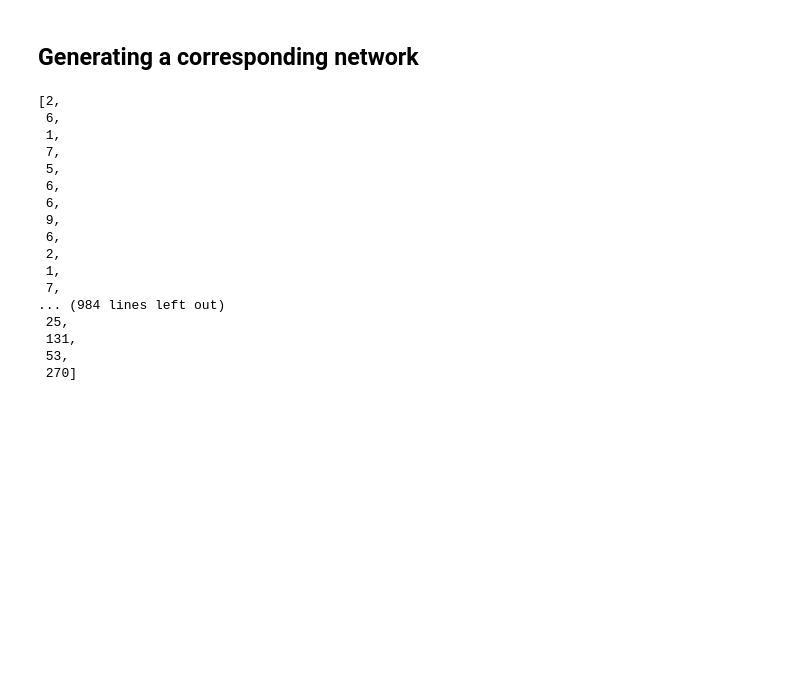
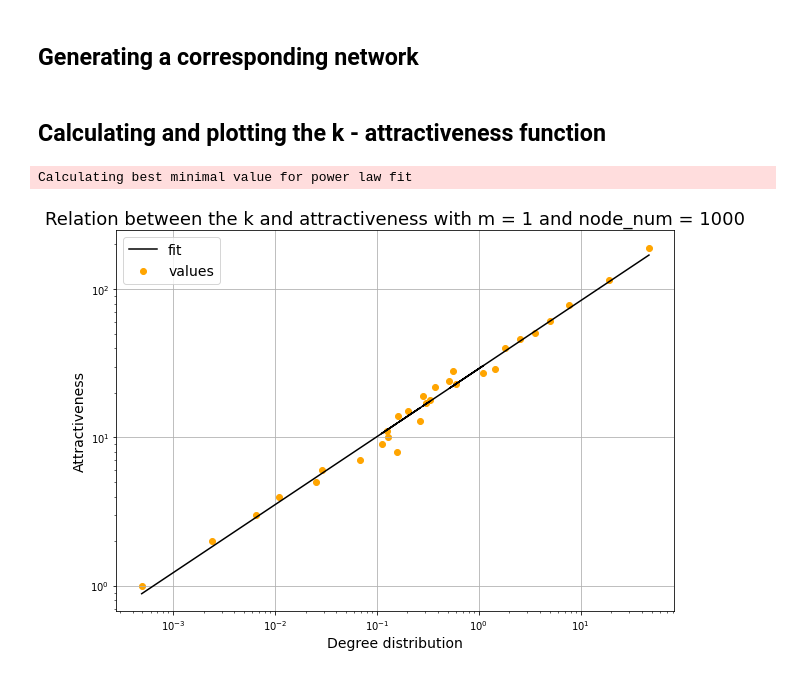
Before and after one commit to domonkoshaffner/network_visualisation, a Jupyter notebook: popularity_vs_similarity.ipynb, the cells around one changed output. Drawn from its saved outputs; the diff is of its cells as text; code cells hidden in the pictures; blank space fills up the shorter version.

Commit message:
Add new version - Relation between the k and attractiveness

```diff
--- a/popularity_vs_similarity.ipynb
+++ b/popularity_vs_similarity.ipynb
@@ -132,24 +158,4 @@ plt.show()
 # Getting the nodes and edges from the generated data set
 
 nodes = [generated_coordinates[i][1] for i in range(0,len(generated_coordinates))]
-edges = [generated_coordinates[i][2] for i in range(5,len(generated_coordinates))]
+edges = [generated_coordinates[i][2] for i in range(1,len(generated_coordinates))]
-# %%
-edges
-# %% [output]
-[2,
- 6,
- 1,
- 7,
- 5,
- 6,
- 6,
- 9,
- 6,
- 2,
- 1,
- 7,
-... (984 lines left out)
- 25,
- 131,
- 53,
- 270]
@@ -155,0 +190,21 @@ edges
+# %% [markdown]
+## Calculating and plotting the k - attractiveness function
+# %%
+# Degree distribution, connections, power law fit and a constant
+
+k = np.array(nx.degree(circle_graph)).T[1]
+m = 1
+
+fit = powerlaw.Fit(k)
+gamma = fit.power_law.alpha
+
+A = (gamma-2)*m
+
+# Attractiveness
+
+p_attr = []
+
+for i in range(0,len(k)):
+    p_attr.append(m * (k[i] - m + A) / ((i+1) * (m + A)))
+# %% [output]
+Calculating best minimal value for power law fit
@@ -155,0 +242,26 @@ edges
+# %%
+# Fitting on the results
+
+results = np.polyfit(np.log(new_values_k),np.log(new_keys_attr), 1)
+
+# Plotting the k - attractiveness values
+
+plt.figure(figsize = (10,7))
+
+plt.scatter(new_values_k, new_keys_attr, color = 'orange', label = 'values')
+plt.plot(np.exp(np.log(np.array(new_values_k))), np.exp(results[0]*np.log(np.array(new_values_k)) + results[1]), color = 'black', label = 'fit')
+
+plt.title('Relation between the k and attractiveness with m = ' + str(m) + ' and node_num = ' + str(new_num_nodes_to_generate), fontsize = 18)
+plt.xlabel('Degree distribution', fontsize = 14)
+plt.ylabel('Attractiveness', fontsize = 14)
+
+plt.xscale('log')
+plt.yscale('log')
+plt.legend(fontsize = 14)
+plt.grid()
+
+#plt.savefig('attractiveness_k_m' + str(m) + '_noden' + str(new_num_nodes_to_generate) + '.jpg', dpi = 500)
+
+plt.show()
+# %% [output]
+[figure, added]
```
Also changed, not shown: parts of 9 cells of this notebook.
